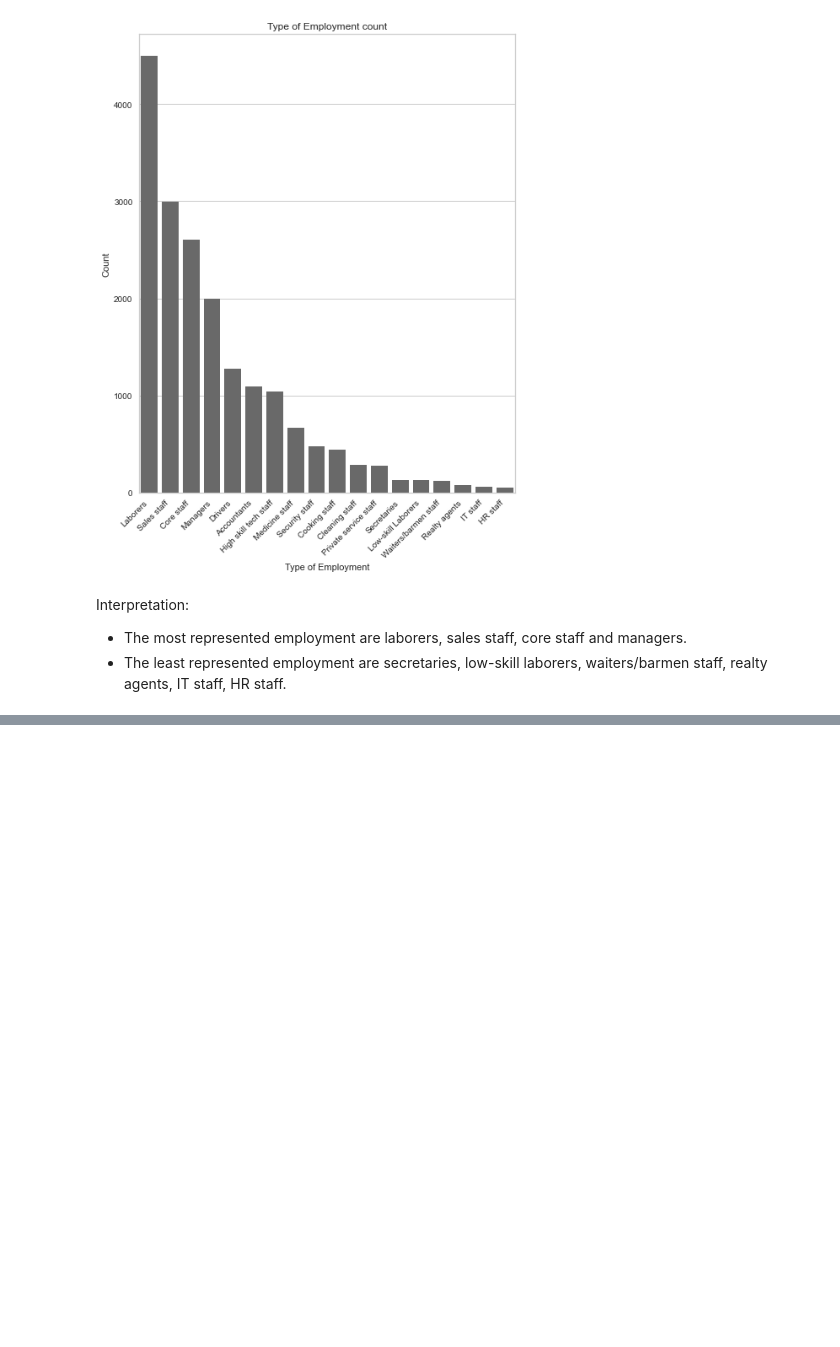
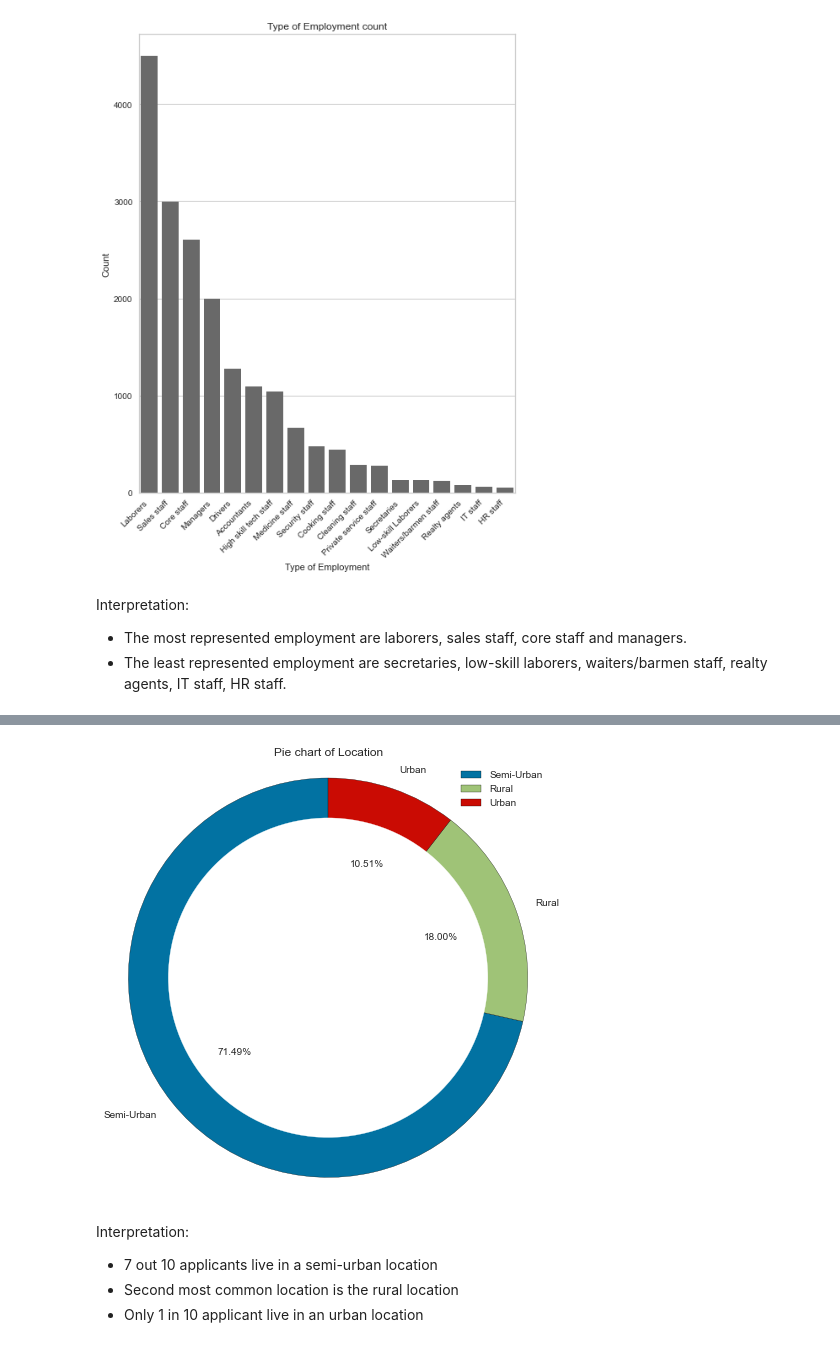
Before and after one commit to semasuka/Loan-amount-prediction-regression, a Jupyter notebook: Loan_amount_prediction.ipynb, the cells around one changed output, grey strips where cells are left out. Drawn from its saved outputs; the diff is of its cells as text; code cells hidden in the pictures; blank space fills up the shorter version.

```diff
--- a/Loan_amount_prediction.ipynb
+++ b/Loan_amount_prediction.ipynb
@@ -443,0 +468,9 @@ Interpretation:
+# %%
+create_donnut_pie_chart(loan_amt_train_copy,'Location')
+# %% [output]
+[figure, added]
+# %% [markdown]
+Interpretation:
+- 7 out 10 applicants live in a semi-urban location
+- Second most common location is the rural location
+- Only 1 in 10 applicant live in an urban location
```
Also changed, not shown: parts of 3 cells of this notebook.
